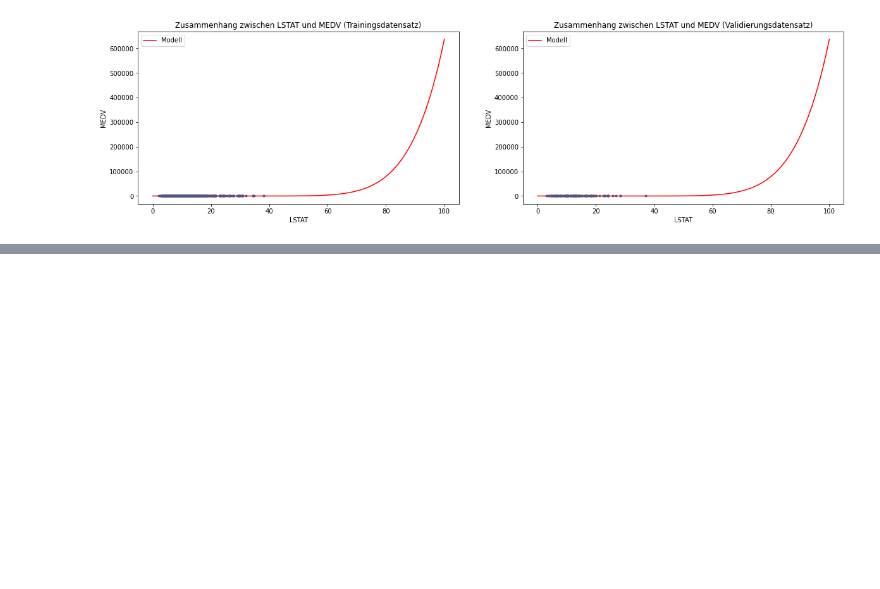
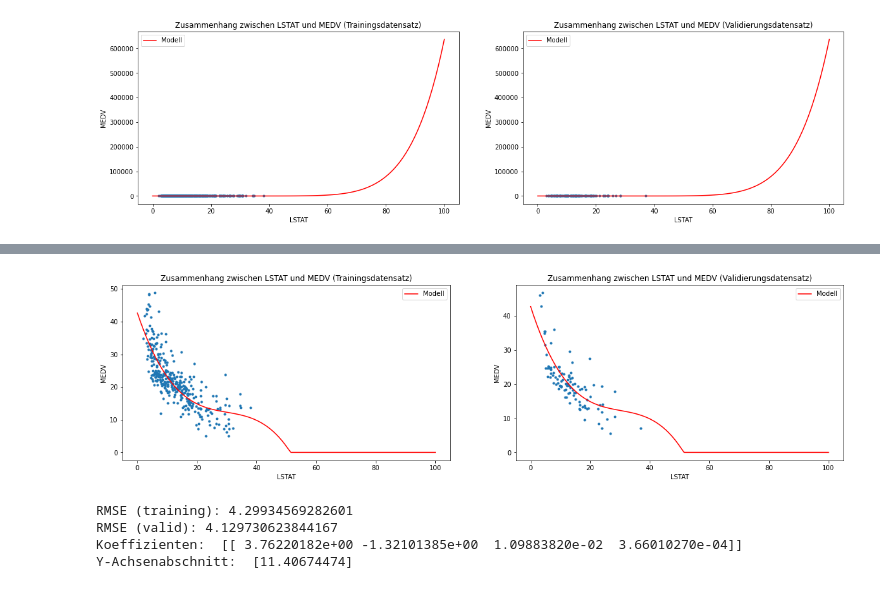
Before and after one commit to MarcelDeSutter/udemy_machine_learning, a Jupyter notebook: notebooks/01-02_Erstes_Beispielprojekt.ipynb, the cells around one changed output, grey strips where cells are left out. Saved outputs shown, nothing was run; the diff lists cells and outputs as text; code cells hidden in the pictures; blank space fills up the shorter version.

```diff
--- a/notebooks/01-02_Erstes_Beispielprojekt.ipynb
+++ b/notebooks/01-02_Erstes_Beispielprojekt.ipynb
@@ -329,0 +367,22 @@ Y-Achsenabschnitt:  [53.79998005]
+# %%
+fig, (ax1, ax2) = plt.subplots(1, 2, figsize = (20, 5))
+
+x_ = np.linspace(0, 100, 100).reshape(100, 1)
+poly = PolynomialFeatures(degree = 3, include_bias = False)
+
+x_poly = poly.fit_transform(x_)
+y_ = modell_lstat.predict(x_poly)
+y_[y_ < 0] = 0
+
+ax1.scatter(train["LSTAT"], train["MEDV"], marker = ".", label = None)
+ax1.plot(x_, y_, color = "red", label = "Modell")
+ax2.scatter(val["LSTAT"], val["MEDV"], marker = ".", label = None)
+ax2.plot(x_, y_, color = "red", label = "Modell")
+
+ax1.set_title("Zusammenhang zwischen LSTAT und MEDV (Trainingsdatensatz)")
+ax2.set_title("Zusammenhang zwischen LSTAT und MEDV (Validierungsdatensatz)")
+ax1.set_xlabel("LSTAT"); ax2.set_xlabel("LSTAT")
+ax1.set_ylabel("MEDV"); ax2.set_ylabel("MEDV")
+ax1.legend(); ax2.legend();
+# %% [output]
+[figure, added]
@@ -329,0 +404,17 @@ Y-Achsenabschnitt:  [53.79998005]
+# %%
+mult_modell = LinearRegression()
+mult_modell.fit(X_train, y_train)
+
+train_rmse = np.sqrt(mean_squared_error(mult_modell.predict(X_train), y_train))
+val_rmse = np.sqrt(mean_squared_error(mult_modell.predict(X_val), y_val))
+
+print(f"RMSE (training): {train_rmse}")
+print(f"RMSE (valid): {val_rmse}")
+
+print("Koeffizienten: ", mult_modell.coef_)
+print("Y-Achsenabschnitt: ", mult_modell.intercept_)
+# %% [output]
+RMSE (training): 4.29934569282601
+RMSE (valid): 4.129730623844167
+Koeffizienten:  [[ 3.76220182e+00 -1.32101385e+00  1.09883820e-02  3.66010270e-04]]
+Y-Achsenabschnitt:  [11.40674474]
```
Also changed, not shown: parts of 16 cells of this notebook.
